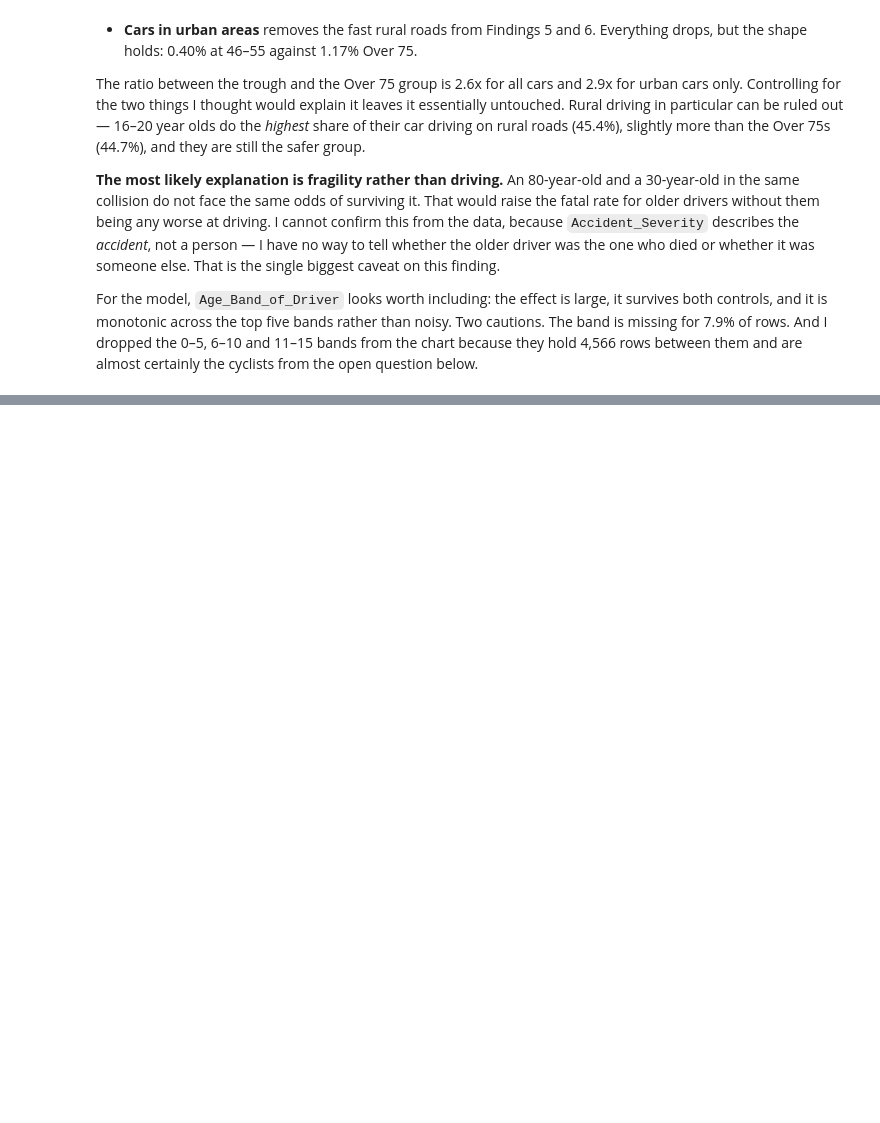
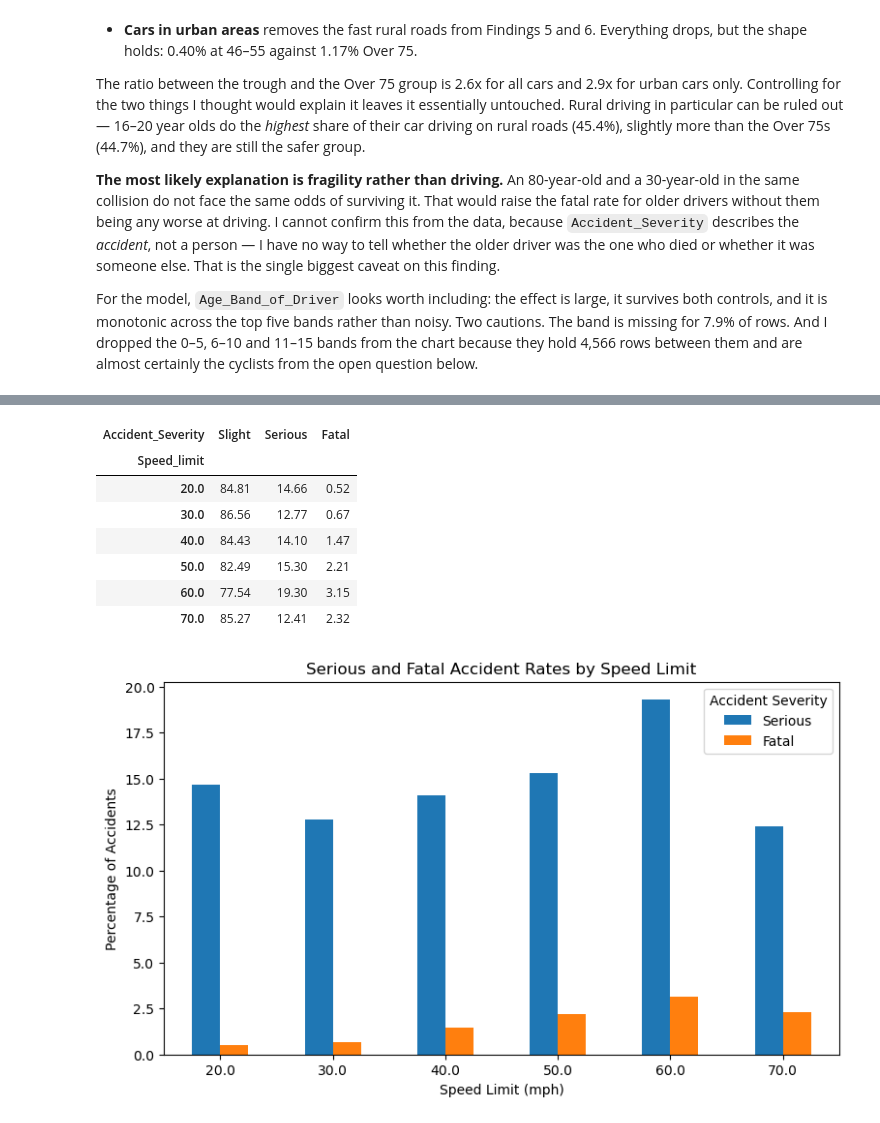
Before and after one commit to AmiJoba22/uk_road_safety_datapipe, a Jupyter notebook: notebooks/main_eda.ipynb, the cells around one changed output, grey strips where cells are left out. Saved outputs shown, nothing was run; the diff lists cells and outputs as text; code cells hidden in the pictures; blank space fills up the shorter version.

```diff
--- a/notebooks/main_eda.ipynb
+++ b/notebooks/main_eda.ipynb
@@ -307,0 +365,40 @@ below.
+# %%
+common_speed_limits = [20, 30, 40, 50, 60, 70]
+
+speed_data = accidents[
+    accidents["Speed_limit"].isin(common_speed_limits)
+]
+
+speed_severity = pd.crosstab(
+    speed_data["Speed_limit"],
+    speed_data["Accident_Severity"],
+    normalize="index"
+) * 100
+
+speed_severity = speed_severity[
+    ["Slight", "Serious", "Fatal"]
+]
+
+display(speed_severity.round(2))
+
+speed_severity[["Serious", "Fatal"]].plot(
+    kind="bar",
+    figsize=(9, 5)
+)
+
+plt.title("Serious and Fatal Accident Rates by Speed Limit")
+plt.xlabel("Speed Limit (mph)")
+plt.ylabel("Percentage of Accidents")
+plt.xticks(rotation=0)
+plt.legend(title="Accident Severity")
+plt.show()
+# %% [output]
+| Accident_Severity | Slight | Serious | Fatal |
+| Speed_limit |  |  |  |
+| 20.0 | 84.81 | 14.66 | 0.52 |
+| 30.0 | 86.56 | 12.77 | 0.67 |
+| 40.0 | 84.43 | 14.10 | 1.47 |
+| 50.0 | 82.49 | 15.30 | 2.21 |
+| 60.0 | 77.54 | 19.30 | 3.15 |
+| 70.0 | 85.27 | 12.41 | 2.32 |
+[figure, added]
```
Also changed, not shown: parts of 14 cells of this notebook.
